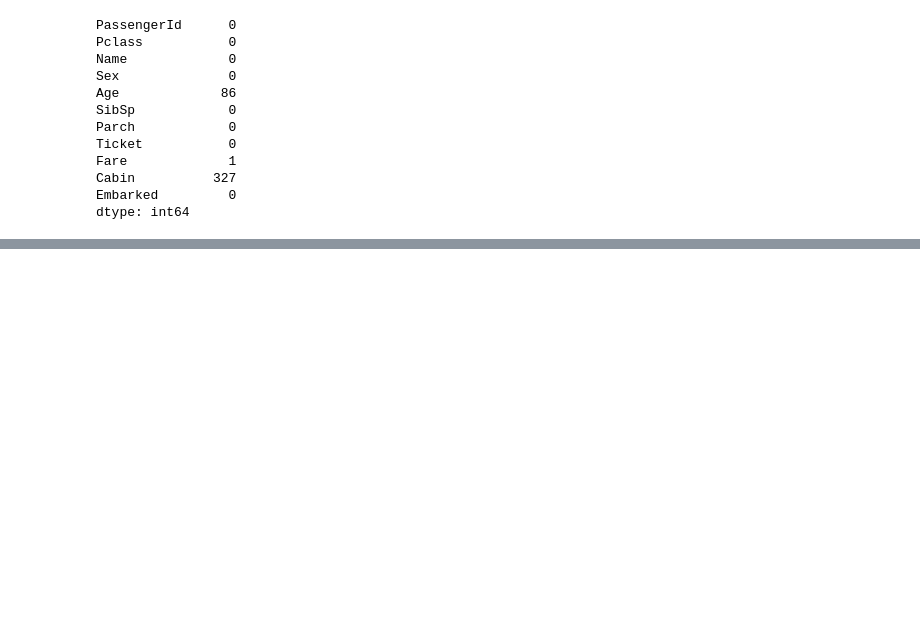
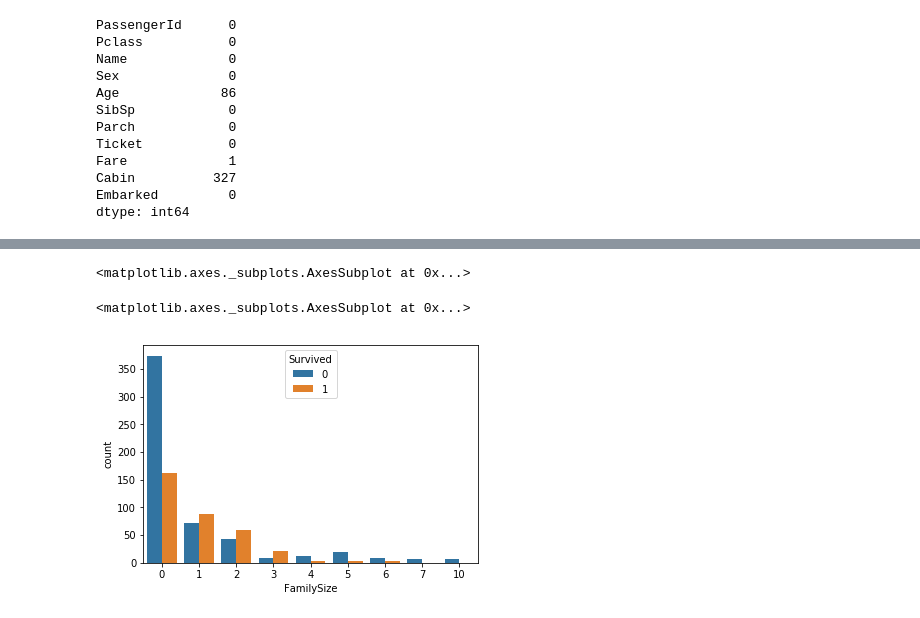
Before and after one commit to nykeijiban/kaggle-training, a Jupyter notebook: titanic_training.ipynb, the cells around one changed output, grey strips where cells are left out. Drawn from its saved outputs; the diff is of its cells as text; code cells hidden in the pictures; blank space fills up the shorter version.

```diff
--- a/titanic_training.ipynb
+++ b/titanic_training.ipynb
@@ -88,7 +88,7 @@ dtype: int64
 # %%
 # ワンホットエンコーディング
 
-train_data = pd.get_dummies(train_data, columns=['Sex', 'Embarked'])
-test_data = pd.get_dummies(test_data, columns=['Sex', 'Embarked'])
+train_data = pd.get_dummies(train_data, columns=['Embarked'])
+test_data = pd.get_dummies(test_data, columns=['Embarked'])
 train_data.head()
 # %% [output]
@@ -100,0 +101,16 @@ train_data.head()
+# %%
+import seaborn as sns
+
+# Pclassごとの生存者数
+sns.countplot(train_data['Pclass'], hue=train_data['Survived'])
+# %% [output]
+<matplotlib.axes._subplots.AxesSubplot at 0x...>
+# %%
+# 家族数(自分を除く)の作成
+train_data['FamilySize'] = train_data['Parch'] + train_data['SibSp']
+test_data['FamilySize'] = test_data['Parch'] + test_data['SibSp']
+# 家族数ごとの分布を確認
+sns.countplot(train_data['FamilySize'],hue=train_data['Survived'])
+# %% [output]
+<matplotlib.axes._subplots.AxesSubplot at 0x...>
+[figure, added]
```
Also changed, not shown: parts of 13 cells of this notebook.
